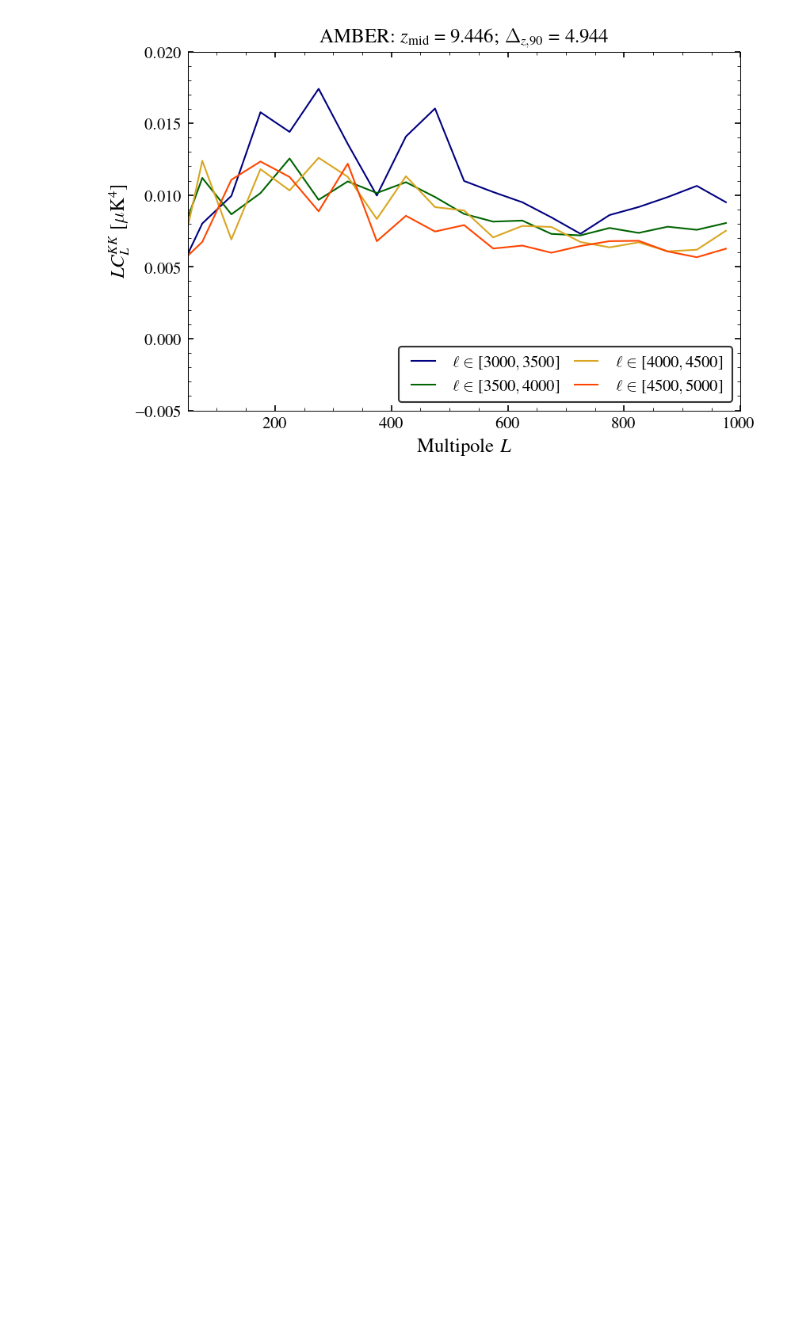
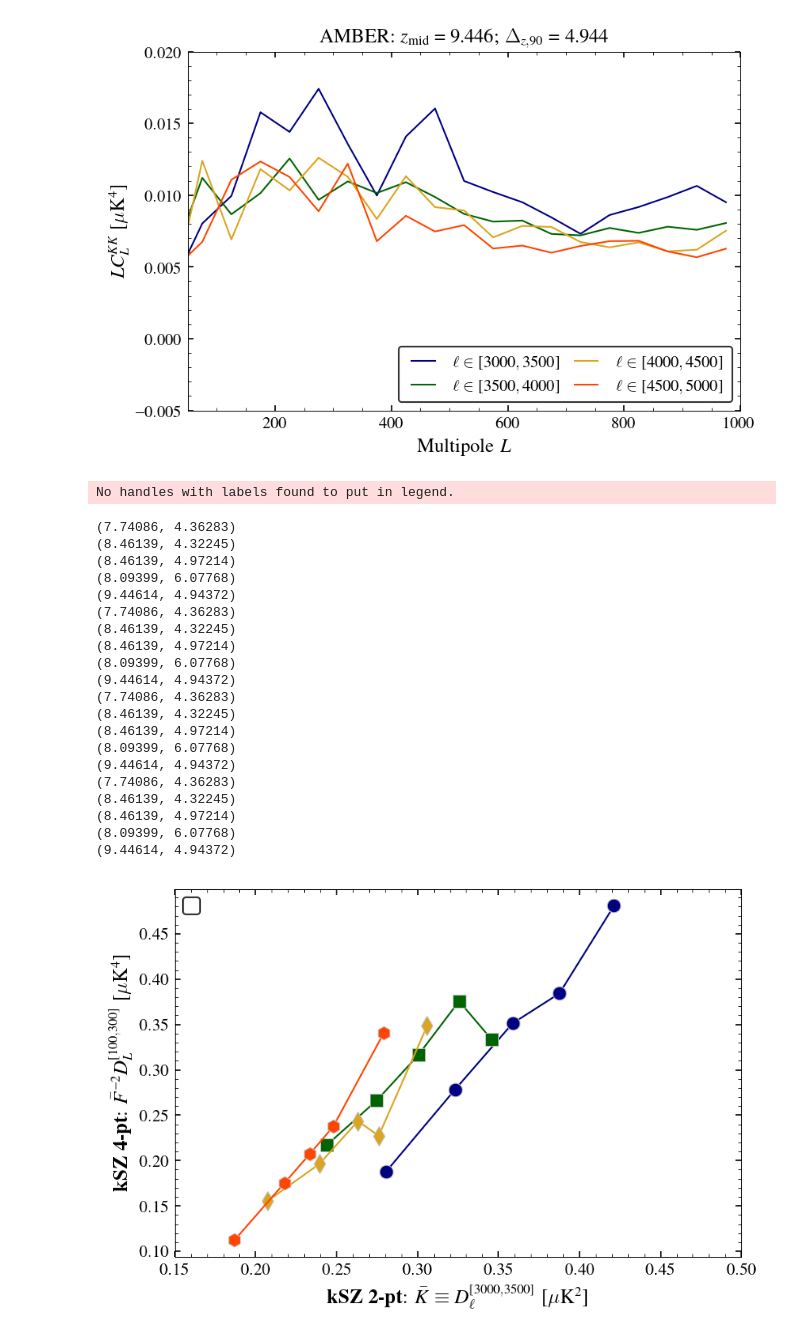
Before and after one commit to sriniraghunathan/reion_ksz_2pt_4pt, a Jupyter notebook: s1_ksz_2pt_4pt_estimator.ipynb, the cells around one changed output. Saved outputs shown, nothing was run; the diff lists cells and outputs as text; code cells hidden in the pictures; blank space fills up the shorter version.

```diff
--- a/s1_ksz_2pt_4pt_estimator.ipynb
+++ b/s1_ksz_2pt_4pt_estimator.ipynb
@@ -321,3 +325,70 @@ for keyname in result_dict:
 [figure]
 (9.44614, 4.94372)
 [figure]
+# %%
+#4-pt vs 2-pt plots
+#reqd_filter_lmin, reqd_filter_lmax = 3000., 3500.
+reqd_filter_lmin_lmax = (reqd_filter_lmin, reqd_filter_lmax)
+reqd_Lmin, reqd_Lmax = 100, 300
+
+xmin, xmax = 0.15, 0.5
+ymin, ymax = 0.15, 0.5 #None, None
+clf()
+msval = 8.
+fsval = 12
+ax = subplot(111)
+color_arr = ['navy', 'darkgreen', 'goldenrod', 'orangered', 'darkred']
+#color_arr = [ cm.Set1(int(d)) for d in np.linspace( 0, 8, len(result_dict) ) ]
+#np.random.shuffle(color_arr)
+mkr_arr = ['o', 's', 'd', 'h', 'v']
+
+zre_deltaz_arr_for_plotting = [(7.74086, 4.36283), (8.46139, 4.32245), (8.46139, 4.97214), (8.09399, 6.07768), (9.44614, 4.94372)]
+
+for reqd_filter_lmin_lmax_cntr, reqd_filter_lmin_lmax in enumerate( filter_lmin_lmax_arr ):
+    xarr, yarr = [], []
+    for kcntr, keyname in enumerate( zre_deltaz_arr_for_plotting ):
+        #zre, deltaz
+        z_re_val, delta_z_val = keyname
+        labval = r'$(z_{\rm mid}, \Delta_{z, 90})$ = (%.2f, %.2f)' %(z_re_val, delta_z_val)
+        print(keyname)
+
+        big_k_m1_smoothed, el_4pt, cl_big_k_m1, el_2pt, cl_ksz, kbar, fbar = result_dict[keyname][reqd_filter_lmin_lmax]
+        dl_fac = el_4pt * (el_4pt+1)/2/np.pi
+        dl_big_k_m1_prime = dl_fac * cl_big_k_m1 / fbar**2.
+        Linds = np.where( (el_4pt>=reqd_Lmin) & (el_4pt<=reqd_Lmax) )[0]
+        dl_big_k_m1_prime_mean = np.mean(dl_big_k_m1_prime[Linds])
+
+        xarr.append(kbar)
+        yarr.append( dl_big_k_m1_prime_mean )
+
+    #plot 4-pt/fbar**2 vs kbar
+    colorval = color_arr[reqd_filter_lmin_lmax_cntr]
+    plot(xarr, yarr, color = colorval, marker = mkr_arr[reqd_filter_lmin_lmax_cntr], ls = '-', ms = msval, mec = 'silver', mew = 0.5)#, label = labval)
+xlim(xmin, xmax); #ylim(ymin, ymax)
+xlabel(r'{\bf kSZ 2-pt}: $\bar{K} \equiv D_{\ell}^{[%g, %g]}$ [$\mu$K${^2}$]' %(reqd_filter_lmin, reqd_filter_lmax), fontsize = fsval)
+ylabel(r'{\bf kSZ 4-pt}: $\bar{F}^{-2} D_{L}^{[%g, %g]}$ [$\mu$K${^4}$]' %(reqd_Lmin, reqd_Lmax), fontsize = fsval)
+legend(loc = 2, fontsize = fsval - 2, ncol = 1, columnspacing = 0.5, handletextpad = 0.5, numpoints = 1)
+show();
+# %% [output]
+No handles with labels found to put in legend.
+(7.74086, 4.36283)
+(8.46139, 4.32245)
+(8.46139, 4.97214)
+(8.09399, 6.07768)
+(9.44614, 4.94372)
+(7.74086, 4.36283)
+(8.46139, 4.32245)
+(8.46139, 4.97214)
+(8.09399, 6.07768)
+(9.44614, 4.94372)
+(7.74086, 4.36283)
+(8.46139, 4.32245)
+(8.46139, 4.97214)
+(8.09399, 6.07768)
+(9.44614, 4.94372)
+(7.74086, 4.36283)
+(8.46139, 4.32245)
+(8.46139, 4.97214)
+(8.09399, 6.07768)
+(9.44614, 4.94372)
+[figure, added]
```
Also changed, not shown: parts of 1 cell of this notebook.
